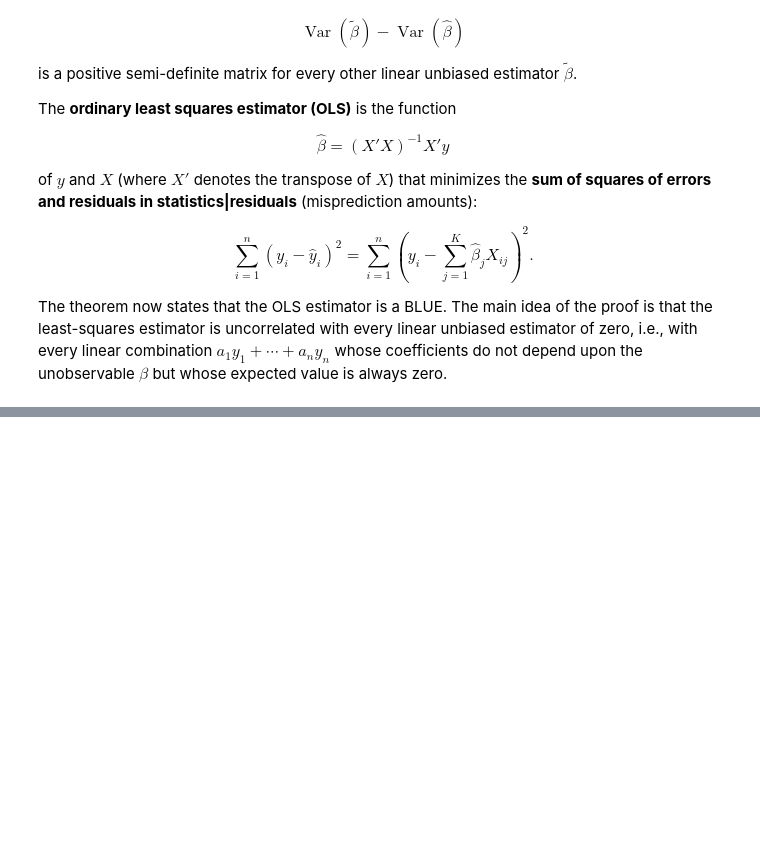
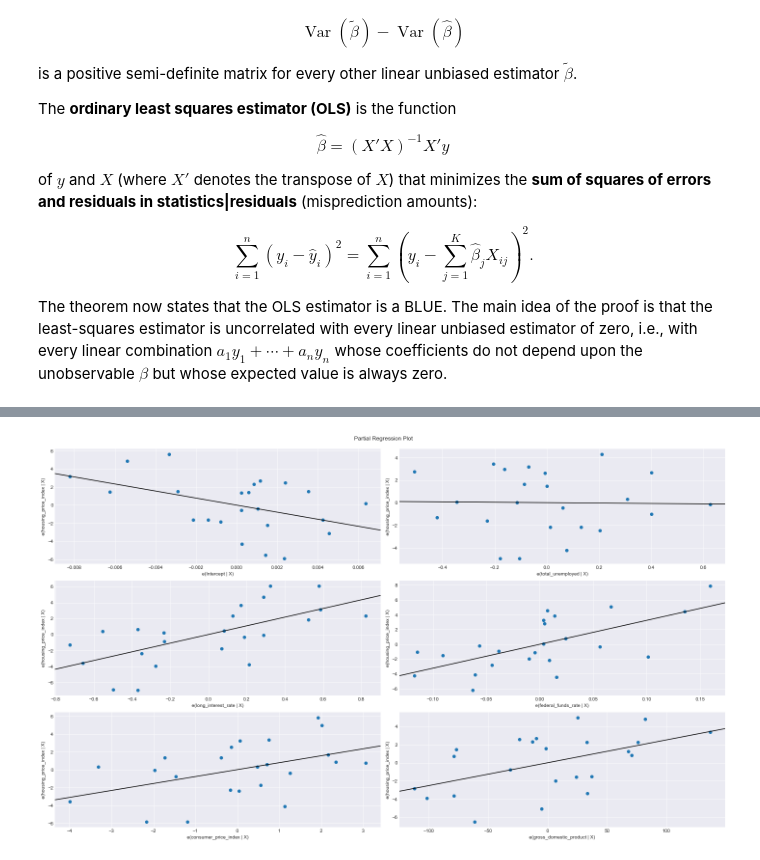
Before and after one commit to hvribeiro/MCSC1, a Jupyter notebook: aulas/03.4 - Maximum A-Posteriori, Robust Statistics, and Bootstrapping.ipynb, the cells around one changed output, grey strips where cells are left out. Cells and saved outputs as stored; diff of their text form; code cells hidden in the pictures; blank space fills up the shorter version.

```diff
--- a/aulas/03.4 - Maximum A-Posteriori, Robust Statistics, and Bootstrapping.ipynb
+++ b/aulas/03.4 - Maximum A-Posteriori, Robust Statistics, and Bootstrapping.ipynb
@@ -1380,0 +1511,10 @@ for the covariance of the estimated $\boldsymbol{\beta}$ values.
+# %%
+# again, invoke statsmodel's formula API using the below syntax
+housing_model = ols("""housing_price_index ~ total_unemployed
+                                            + long_interest_rate
+                                            + federal_funds_rate
+                                            + consumer_price_index
+                                            + gross_domestic_product""", data=df).fit()
+# summarize our model
+housing_model_summary = housing_model.summary()
+HTML(housing_model_summary.as_html())
@@ -1380,0 +1551,7 @@ for the covariance of the estimated $\boldsymbol{\beta}$ values.
+# %%
+# this produces our six partial regression plots
+
+fig = plt.figure(figsize=(20,12))
+fig = sm.graphics.plot_partregress_grid(housing_model, fig=fig)
+# %% [output]
+[figure, added]
```
Also changed, not shown: parts of 13 cells of this notebook.
